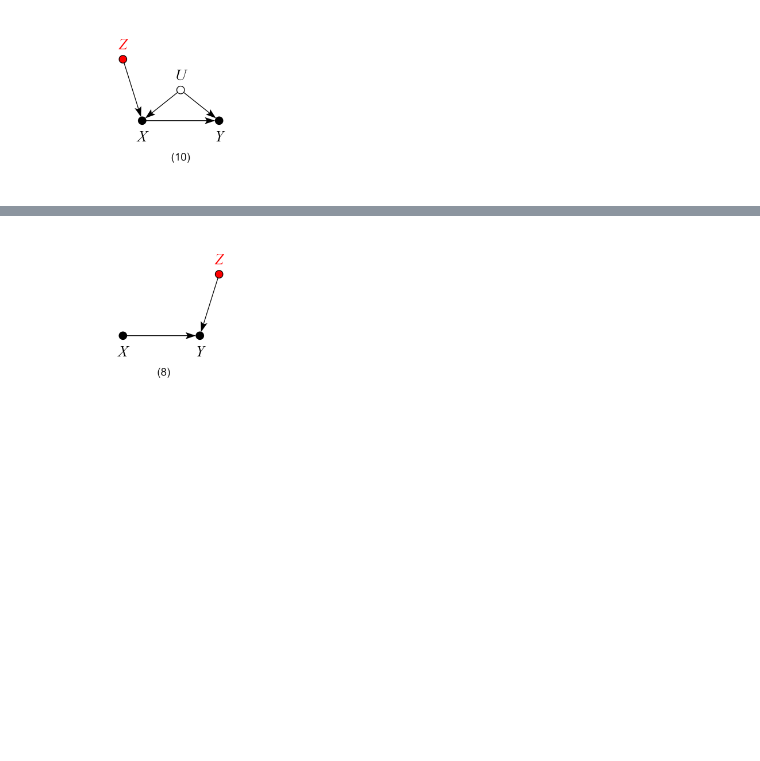
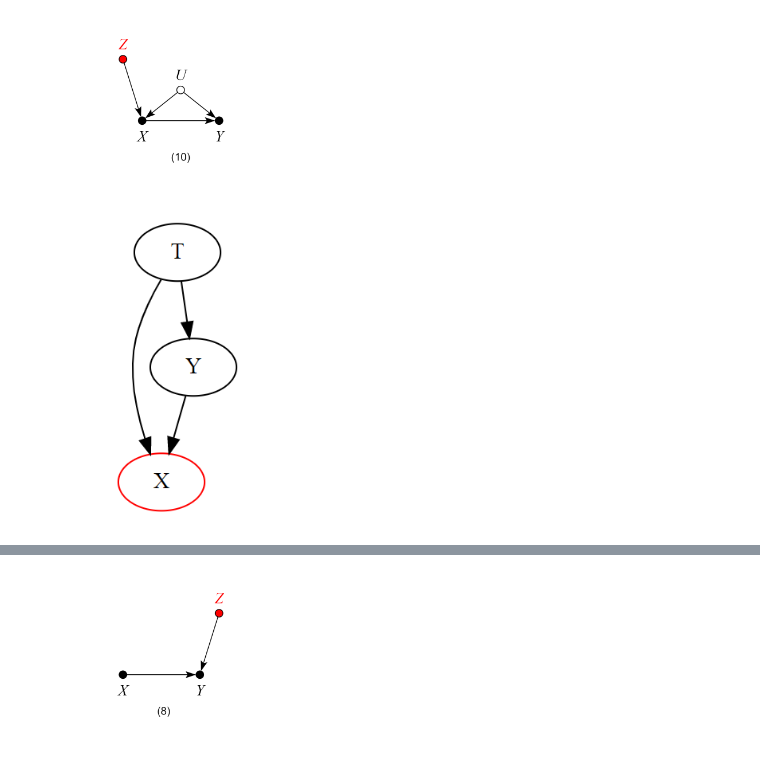
Before and after one commit to jrtokyo1992/Modeling-using-Rstan, a Jupyter notebook: Topics on Causal Inference and Endogeneity/Causal Inference in Graph.ipynb, the cells around one changed output, grey strips where cells are left out. Cells and saved outputs as stored; diff of their text form; code cells hidden in the pictures; blank space fills up the shorter version.

```diff
--- a/Topics on Causal Inference and Endogeneity/Causal Inference in Graph.ipynb
+++ b/Topics on Causal Inference and Endogeneity/Causal Inference in Graph.ipynb
@@ -121,6 +121,10 @@ Image(filename = "CI7.png", width = 150, height = 75)
 Image(filename = "CI12.png", width = 150, height = 75)
 # %% [output]
 [figure]
+# %%
+Image(filename = "CI13.png", width = 150, height = 75)
+# %% [output]
+[figure, added]
 # %% [markdown]
 ## Issues on (b)
 We next present some examples where the choice of control variables matters for consistency. it is also helpful to read this section along with the 'Structural Causal Method'. Basically, if the backdoor path from $x$ to $y$ is not blocked,or only the colider on the backdoor path is blocked, then we get incosistent esitimate of $x$ on $y$.
```
Also changed, not shown: parts of 2 cells of this notebook.
